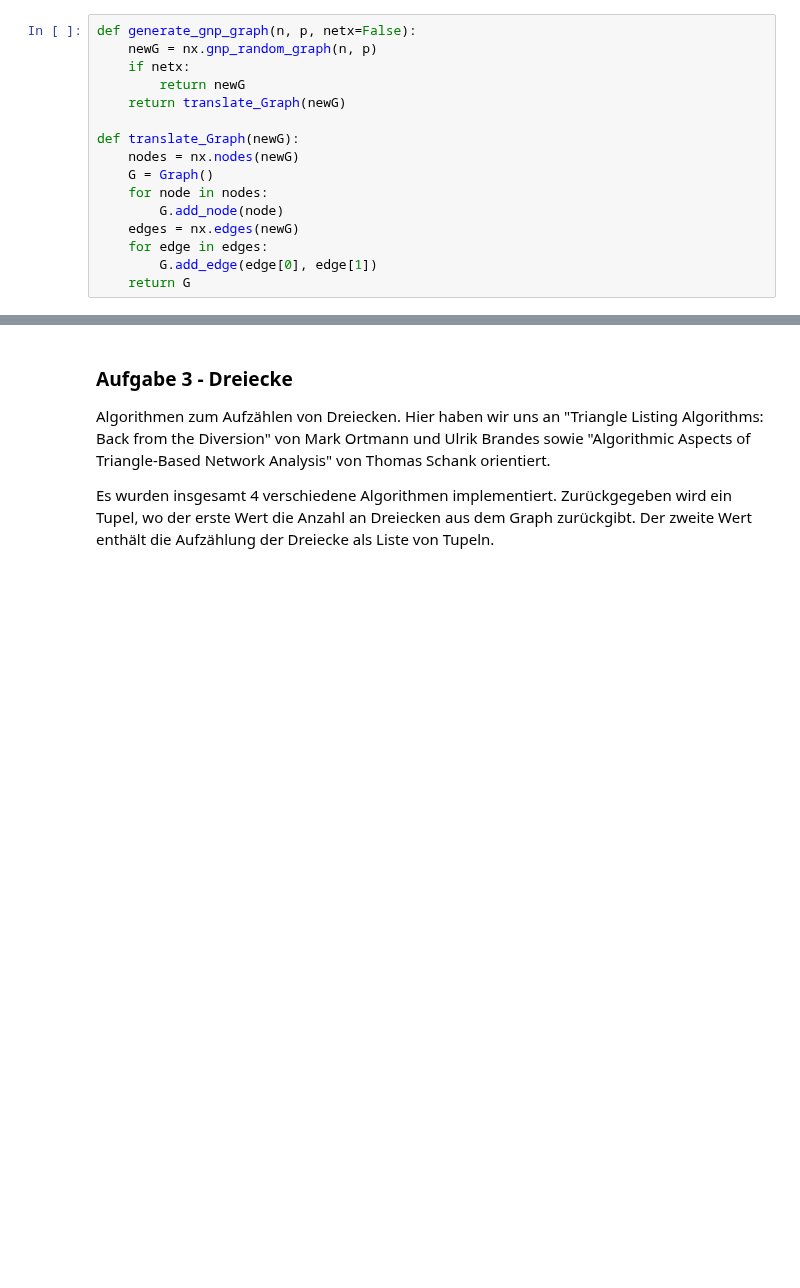
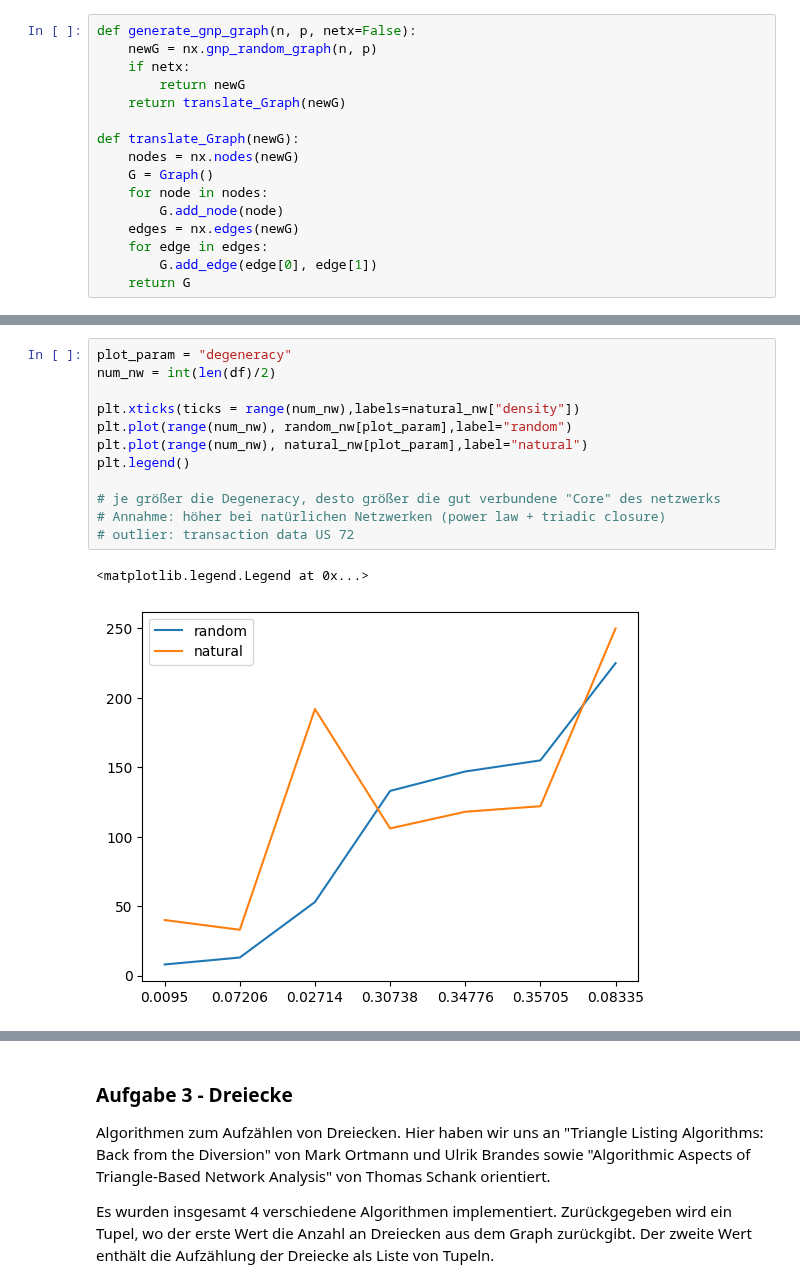
Before and after one commit to Hanno1/AlgorithmischeNetzwerkanalyseLAB, a Jupyter notebook: presentation_task2.ipynb, the cells around one changed output, grey strips where cells are left out. Cells and saved outputs as stored; diff of their text form; blank space fills up the shorter version.

```diff
--- a/presentation_task2.ipynb
+++ b/presentation_task2.ipynb
@@ -116,0 +209,15 @@ KeyboardInterrupt:
+# %%
+plot_param = "degeneracy"
+num_nw = int(len(df)/2)
+
+plt.xticks(ticks = range(num_nw),labels=natural_nw["density"])
+plt.plot(range(num_nw), random_nw[plot_param],label="random")
+plt.plot(range(num_nw), natural_nw[plot_param],label="natural")
+plt.legend()
+
+# je größer die Degeneracy, desto größer die gut verbundene "Core" des netzwerks
+# Annahme: höher bei natürlichen Netzwerken (power law + triadic closure)
+# outlier: transaction data US 72
+# %% [output]
+<matplotlib.legend.Legend at 0x...>
+[figure, added]
```
Also changed, not shown: parts of 19 cells of this notebook, 8 other files.
